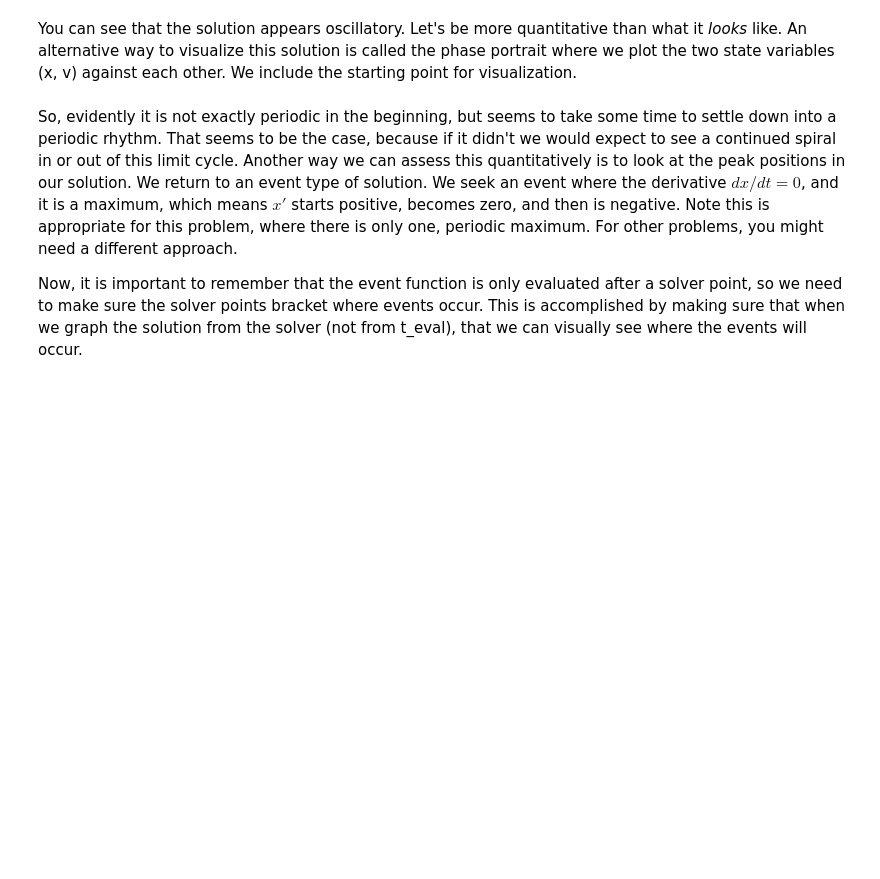
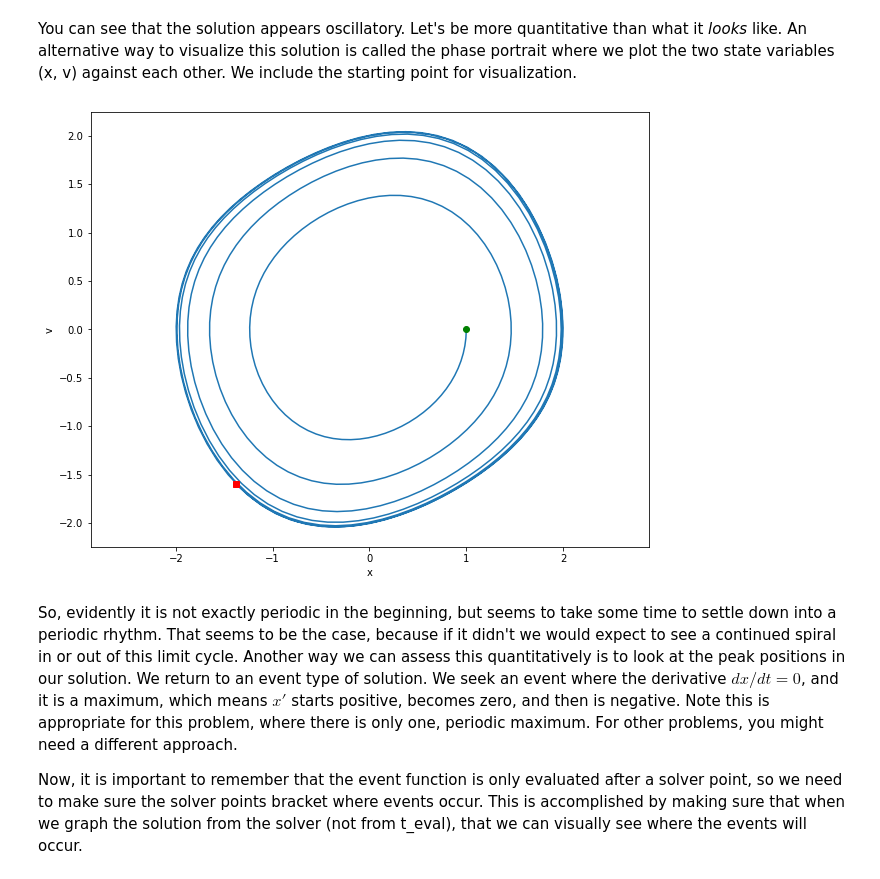
Before and after one commit to Steel-Bank-codespaces/f22-06623, a Jupyter notebook: lectures/05-nth-odes/05-nth-odes.ipynb, the cells around one changed output. Saved outputs shown, nothing was run; the diff lists cells and outputs as text; code cells hidden in the pictures; blank space fills up the shorter version.

```diff
--- a/lectures/05-nth-odes/05-nth-odes.ipynb
+++ b/lectures/05-nth-odes/05-nth-odes.ipynb
@@ -62,12 +72,16 @@ plt.legend(["x", "v"]);
 # %% [markdown]
 You can see that the solution appears oscillatory. Let's be more quantitative than what it *looks* like. An alternative way to visualize this solution is called the phase portrait where we plot the two state variables (x, v) against each other. We include the starting point for visualization.
 # %%
+plt.figure(figsize=(10, 8))
 plt.plot(*sol.y)  # unpack the first row into x and second row into the y
 # equivalent to plt.plot(sol.y[0], sol.y[1])
 plt.plot(*sol.y[:, 0], "go")  # starting point
+plt.plot(*sol.y[:, -1], "rs")  # ending point
 plt.xlabel("x")
 plt.ylabel("v")
 plt.axis("equal");
+# %% [output]
+[figure, added]
 # %% [markdown]
 So, evidently it is not exactly periodic in the beginning, but seems to take some time to settle down into a periodic rhythm. That seems to be the case, because if it didn't we would expect to see a continued spiral in or out of this limit cycle. Another way we can assess this quantitatively is to look at the peak positions in our solution. We return to an event type of solution. We seek an event where the derivative $dx/dt=0$, and it is a maximum, which means $x'$ starts positive, becomes zero, and then is negative. Note this is appropriate for this problem, where there is only one, periodic maximum. For other problems, you might need a different approach.
 
```
Also changed, not shown: parts of 19 cells of this notebook.
